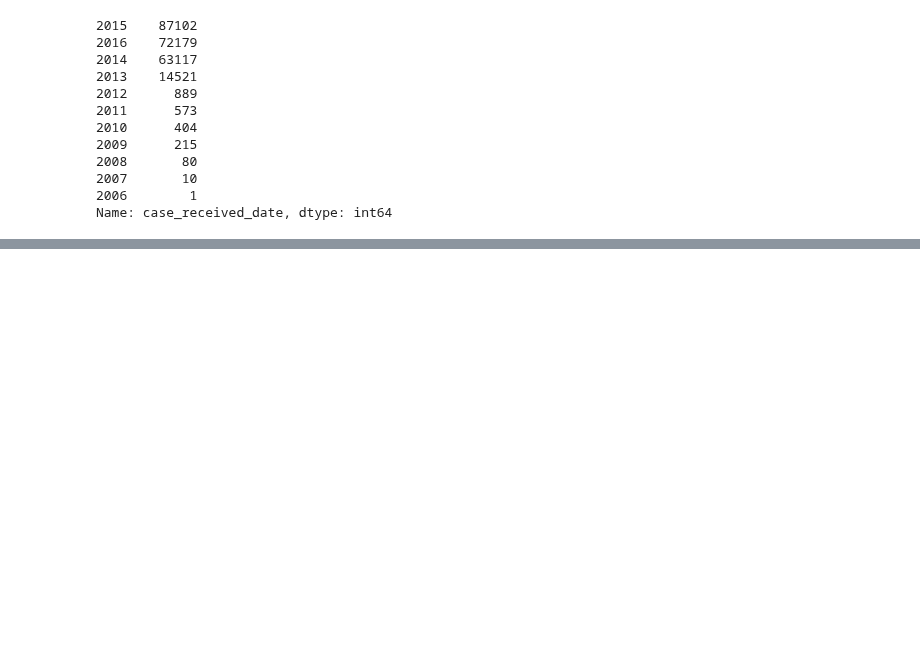
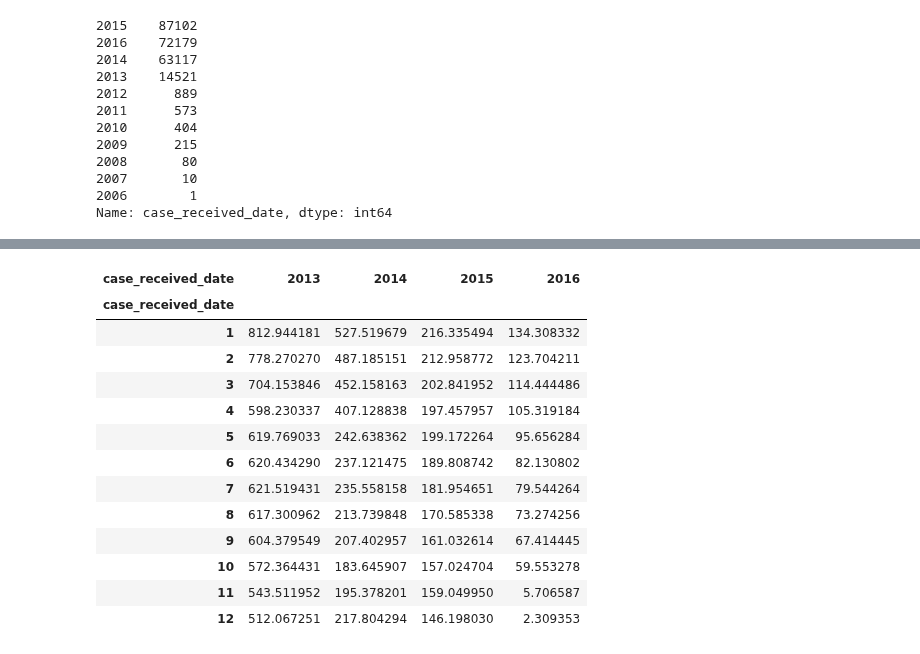
Before and after one commit to andy8001/python_visa, a Jupyter notebook: DurationOfDecisionMaking.ipynb, the cells around one changed output, grey strips where cells are left out. Saved outputs shown, nothing was run; the diff lists cells and outputs as text; code cells hidden in the pictures; blank space fills up the shorter version.

```diff
--- a/DurationOfDecisionMaking.ipynb
+++ b/DurationOfDecisionMaking.ipynb
@@ -307,0 +323,22 @@ Name: case_received_date, dtype: int64
+# %%
+
+pv = pd.pivot_table(visas_df, index=visas_df['case_received_date'].dt.month, columns=visas_df['case_received_date'].dt.year,
+                    values='received_to_decision_days', aggfunc='mean')
+
+
+pv
+# %% [output]
+| case_received_date | 2013 | 2014 | 2015 | 2016 |
+| case_received_date |  |  |  |  |
+| 1 | 812.944181 | 527.519679 | 216.335494 | 134.308332 |
+| 2 | 778.270270 | 487.185151 | 212.958772 | 123.704211 |
+| 3 | 704.153846 | 452.158163 | 202.841952 | 114.444486 |
+| 4 | 598.230337 | 407.128838 | 197.457957 | 105.319184 |
+| 5 | 619.769033 | 242.638362 | 199.172264 | 95.656284 |
+| 6 | 620.434290 | 237.121475 | 189.808742 | 82.130802 |
+| 7 | 621.519431 | 235.558158 | 181.954651 | 79.544264 |
+| 8 | 617.300962 | 213.739848 | 170.585338 | 73.274256 |
+| 9 | 604.379549 | 207.402957 | 161.032614 | 67.414445 |
+| 10 | 572.364431 | 183.645907 | 157.024704 | 59.553278 |
+| 11 | 543.511952 | 195.378201 | 159.049950 | 5.706587 |
+| 12 | 512.067251 | 217.804294 | 146.198030 | 2.309353 |
```
Also changed, not shown: parts of 6 cells of this notebook, 2 other files.
